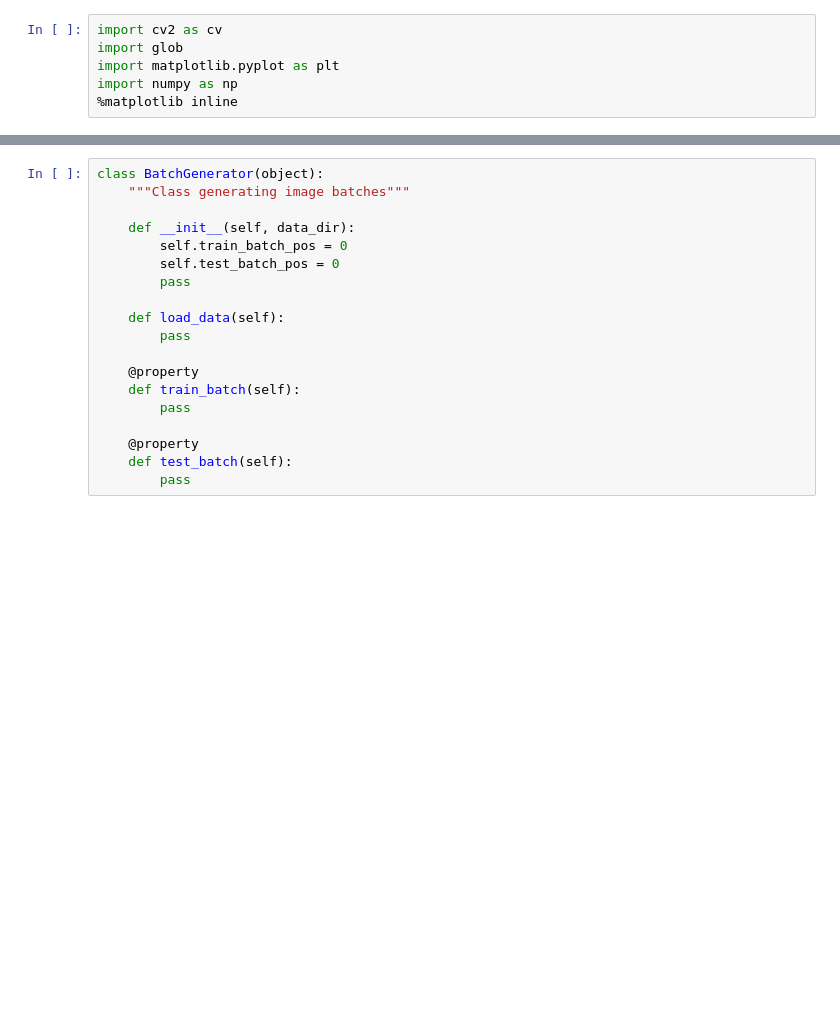
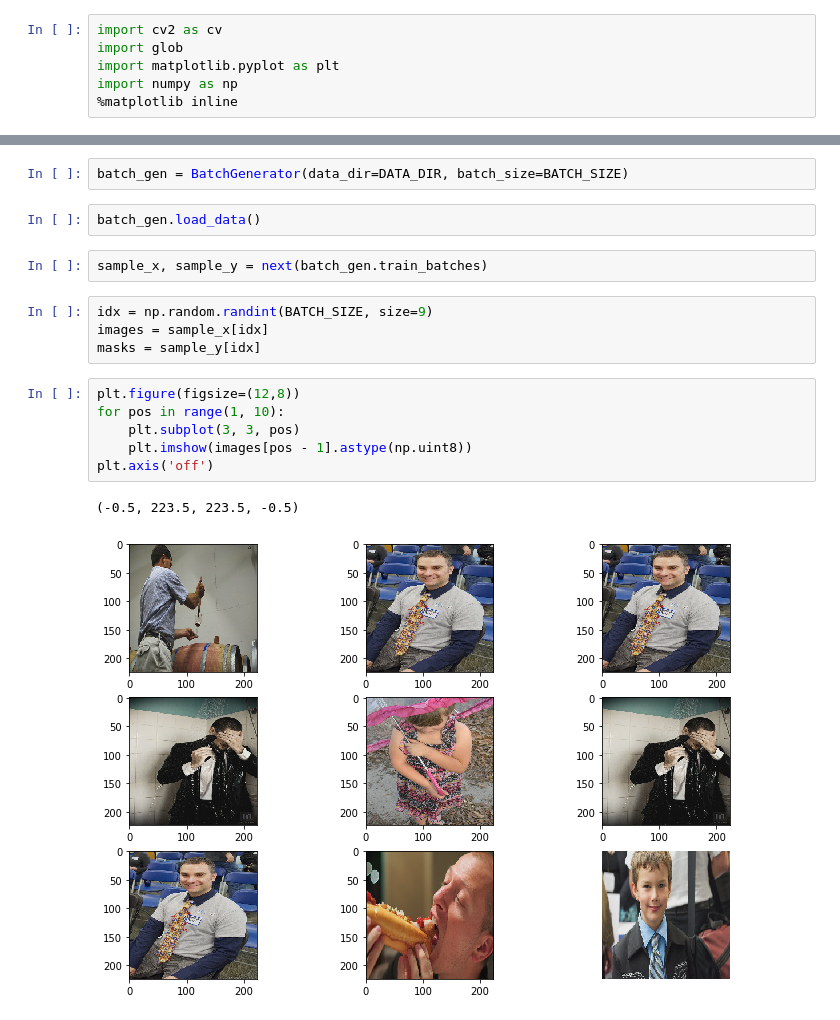
Before and after one commit to zakmatt/background_erasing, a Jupyter notebook: unet.ipynb, the cells around one changed output, grey strips where cells are left out. Drawn from its saved outputs; the diff is of its cells as text; blank space fills up the shorter version.

Commit message:
Create a unet network, batch generator and its tests

```diff
--- a/unet.ipynb
+++ b/unet.ipynb
@@ -27,19 +20,19 @@ data_files = load_files_names(data_dir)
-# %%
-class BatchGenerator(object):
-    """Class generating image batches"""
-
-    def __init__(self, data_dir):
-        self.train_batch_pos = 0
-        self.test_batch_pos = 0
-        pass
-
-    def load_data(self):
-        pass
-
-    @property
-    def train_batch(self):
-        pass
-
-    @property
-    def test_batch(self):
-        pass
+# %%
+batch_gen = BatchGenerator(data_dir=DATA_DIR, batch_size=BATCH_SIZE)
+# %%
+batch_gen.load_data()
+# %%
+sample_x, sample_y = next(batch_gen.train_batches)
+# %%
+idx = np.random.randint(BATCH_SIZE, size=9)
+images = sample_x[idx]
+masks = sample_y[idx]
+# %%
+plt.figure(figsize=(12,8))
+for pos in range(1, 10):
+    plt.subplot(3, 3, pos)
+    plt.imshow(images[pos - 1].astype(np.uint8))
+plt.axis('off')
+# %% [output]
+(-0.5, 223.5, 223.5, -0.5)
+[figure, added]
```
Also changed, not shown: parts of 12 cells of this notebook, 4 other files.
